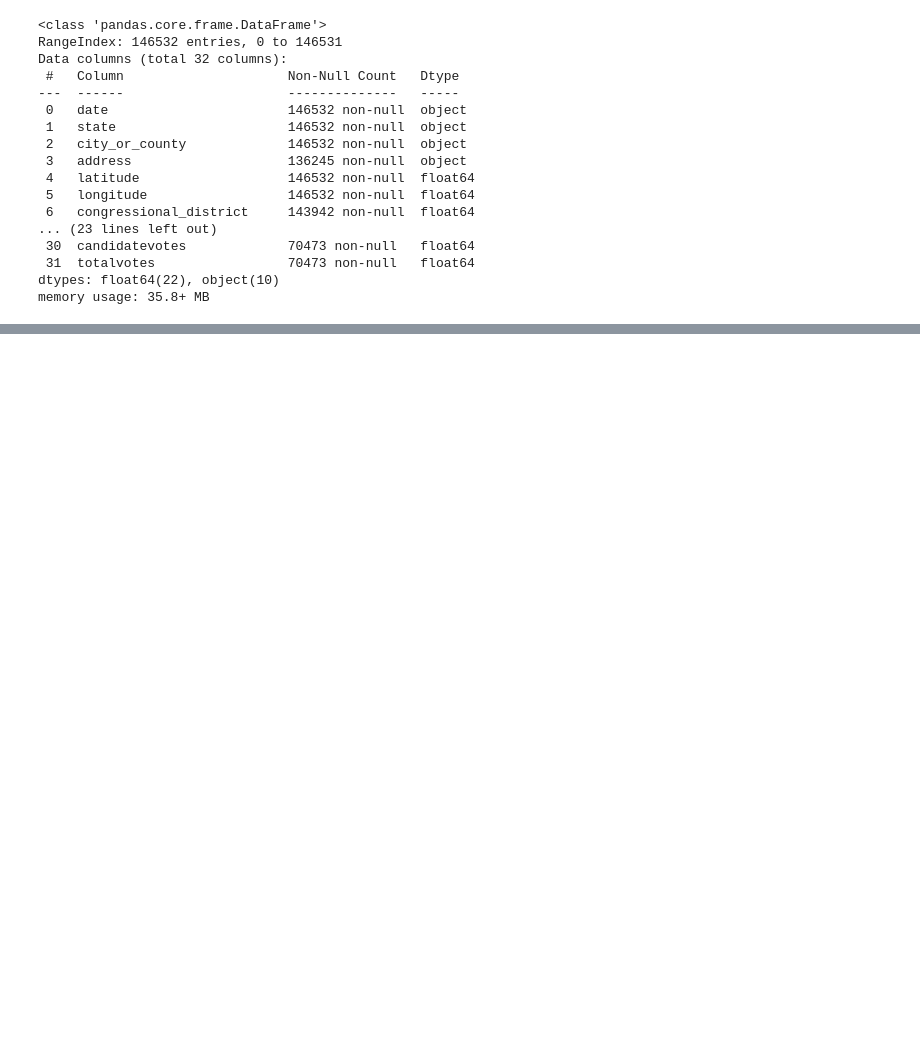
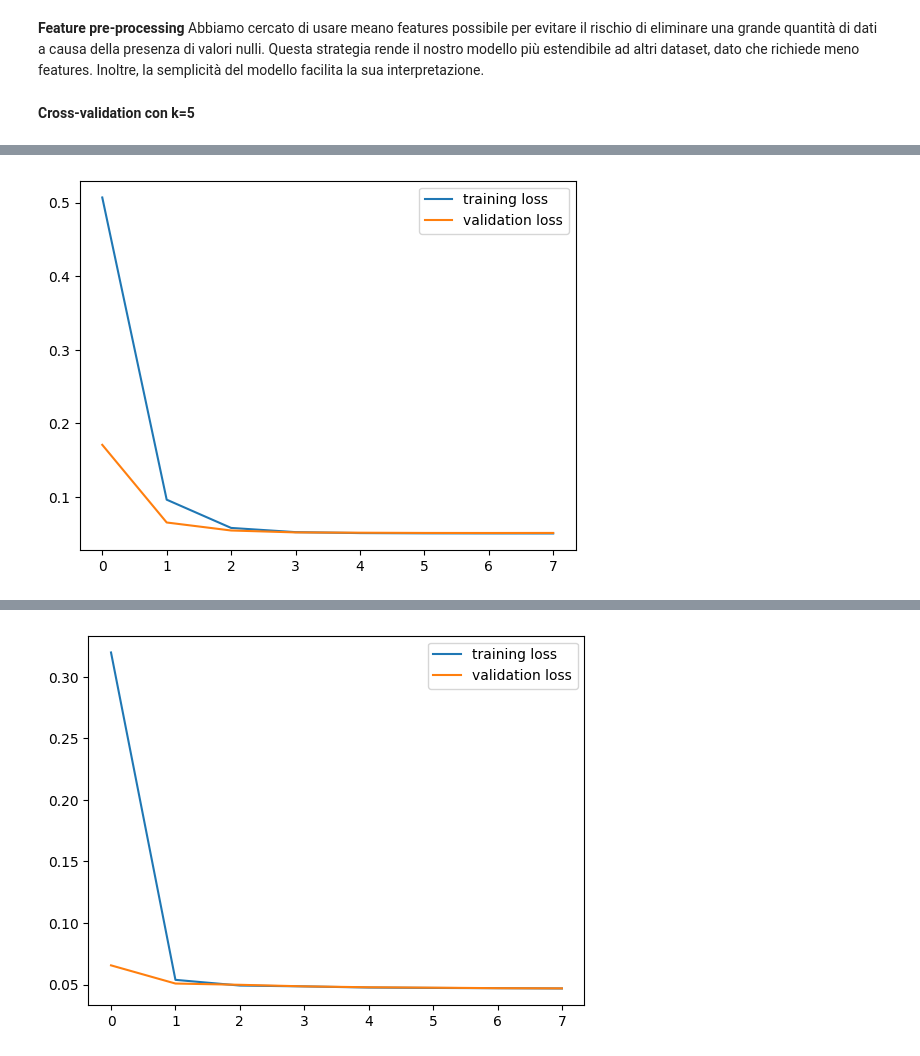
Before and after one commit to KamerC1/DM, a Jupyter notebook: src/prediction/neural_network.ipynb, the cells around one changed output, grey strips where cells are left out. Cells and saved outputs as stored; diff of their text form; code cells hidden in the pictures; blank space fills up the shorter version.

```diff
--- a/src/prediction/neural_network.ipynb
+++ b/src/prediction/neural_network.ipynb
@@ -4,21 +0,0 @@ pd.set_option('display.max_columns', None)
-# %%
-df = pd.read_csv('data/training/input.csv')
-df.info()
-# %% [output]
-<class 'pandas.core.frame.DataFrame'>
-RangeIndex: 146532 entries, 0 to 146531
-Data columns (total 32 columns):
- #   Column                     Non-Null Count   Dtype
----  ------                     --------------   -----
- 0   date                       146532 non-null  object
- 1   state                      146532 non-null  object
- 2   city_or_county             146532 non-null  object
- 3   address                    136245 non-null  object
- 4   latitude                   146532 non-null  float64
- 5   longitude                  146532 non-null  float64
- 6   congressional_district     143942 non-null  float64
-... (23 lines left out)
- 30  candidatevotes             70473 non-null   float64
- 31  totalvotes                 70473 non-null   float64
-dtypes: float64(22), object(10)
-memory usage: 35.8+ MB
@@ -24,0 +12,3 @@ memory usage: 35.8+ MB
+# %% [markdown]
+**Feature pre-processing**
+Abbiamo cercato di usare meano features possibile per evitare il rischio di eliminare una grande quantità di dati a causa della presenza di valori nulli. Questa strategia rende il nostro modello più estendibile ad altri dataset, dato che richiede meno features. Inoltre, la semplicità del modello facilita la sua interpretazione.
@@ -24,0 +36,34 @@ memory usage: 35.8+ MB
+# %%
+def compute_classification_report(model, X_val, y_val):
+    y_pred = model.predict(X_val)
+    y_pred_bin = (y_pred > 0.5).astype(int)
+    report = classification_report(y_val, y_pred_bin, output_dict=True)
+    return pd.DataFrame(report).transpose()
+# %% [markdown]
+**Cross-validation con k=5**
+# %%
+kf = KFold(n_splits=5)  # Definisci il numero di fold qui
+fold_no = 1
+
+history_list = []
+report_df_list = []
+for train, validation in kf.split(input, output):
+    model = Sequential()
+    model.add(Dense(2, input_dim=input.shape[1], activation='relu'))
+    model.add(Dense(1, activation='sigmoid'))
+
+    model.compile(loss='binary_crossentropy', optimizer='adam', metrics=['accuracy'])
+    history = model.fit(input[train], output[train], epochs=8, batch_size=32, verbose=1,
+                        validation_data=(input[validation], output[validation]))
+    history_list.append(history)
+
+    report_df = compute_classification_report(model, input[validation], output[validation])
+    report_df_list.append(report_df)
+
+    plt.plot(history.history['loss'], label='training loss')
+    plt.plot(history.history['val_loss'], label='validation loss')
+    plt.legend()
+    plt.show()
+
+    fold_no = fold_no + 1
+# %% [output]
@@ -24,0 +87 @@ memory usage: 35.8+ MB
+[figure, added]
@@ -24,0 +105 @@ memory usage: 35.8+ MB
+[figure, added]
```
Also changed, not shown: parts of 14 cells of this notebook, 2 other files.
